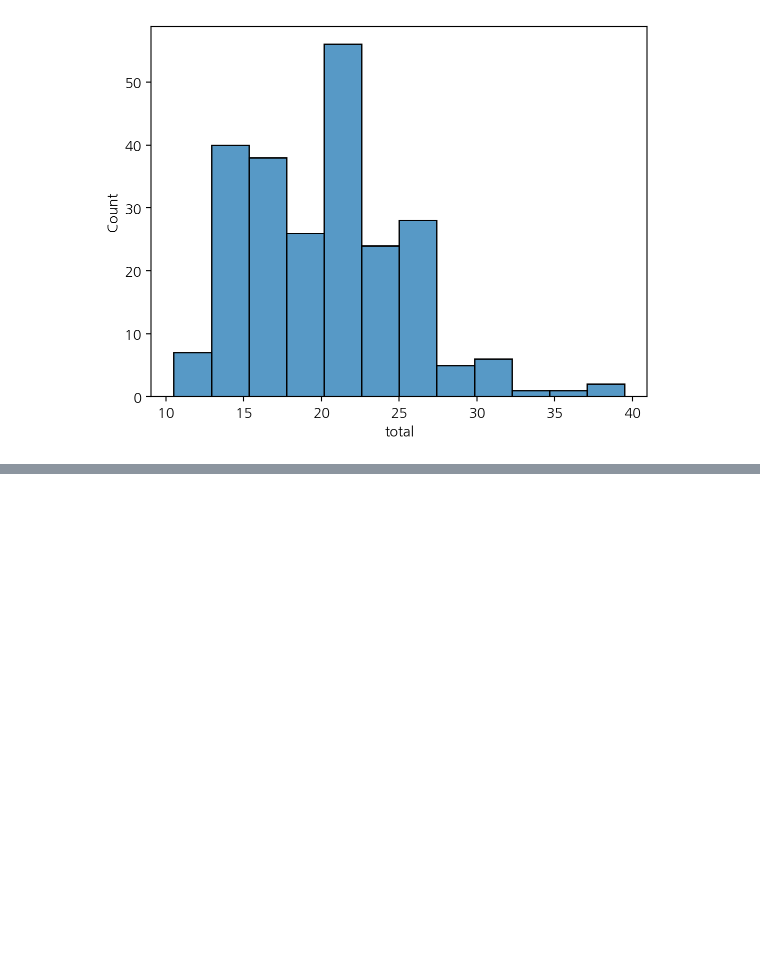
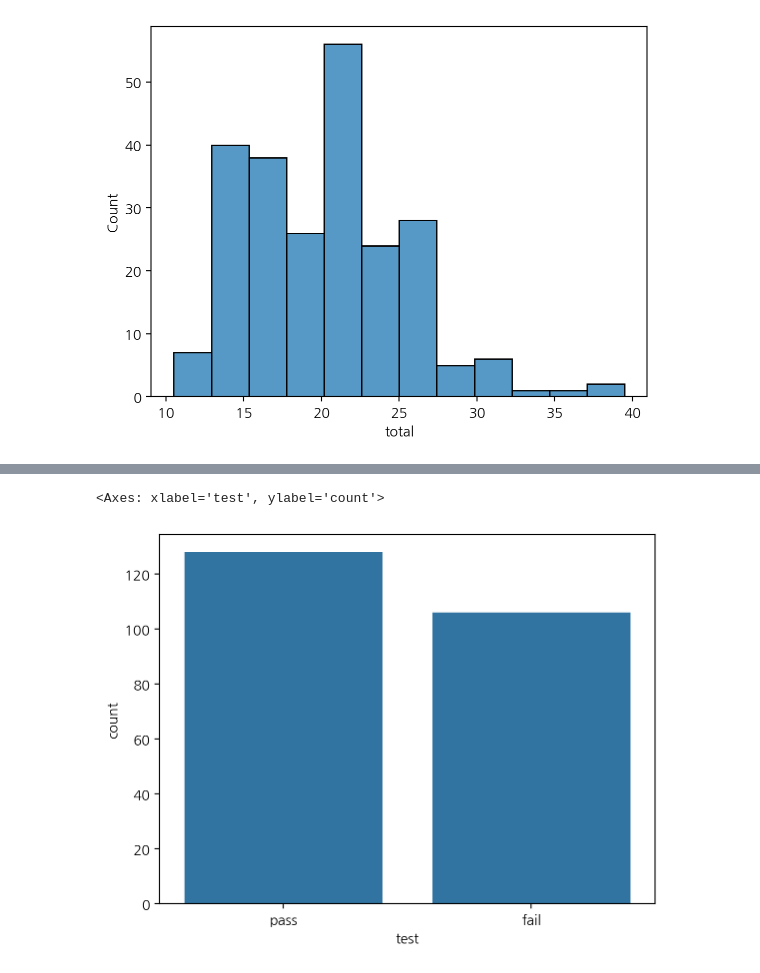
Before and after one commit to woojin0534/2025-1-myclass-BDA, a Jupyter notebook: inclass/05w_B_wed_0402_easy_ch05_06.ipynb, the cells around one changed output, grey strips where cells are left out. Drawn from its saved outputs; the diff is of its cells as text; code cells hidden in the pictures; blank space fills up the shorter version.

```diff
--- a/inclass/05w_B_wed_0402_easy_ch05_06.ipynb
+++ b/inclass/05w_B_wed_0402_easy_ch05_06.ipynb
@@ -343,0 +405,5 @@ sns.histplot(mpg, x="total");
+# %%
+sns.countplot(mpg, x="test")
+# %% [output]
+<Axes: xlabel='test', ylabel='count'>
+[figure, added]
```
Also changed, not shown: parts of 101 cells of this notebook.
